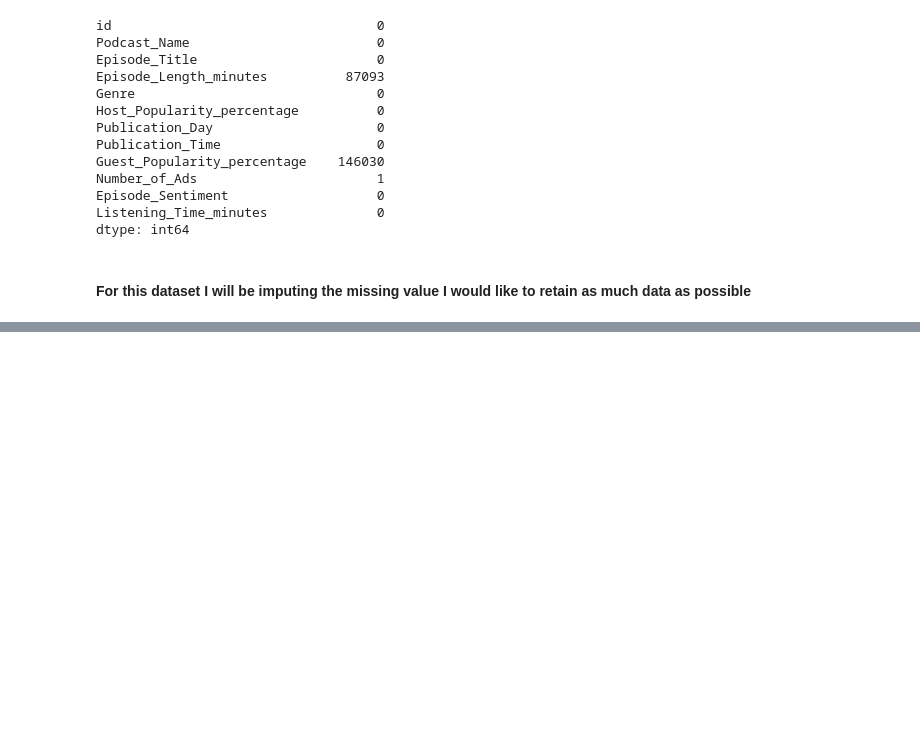
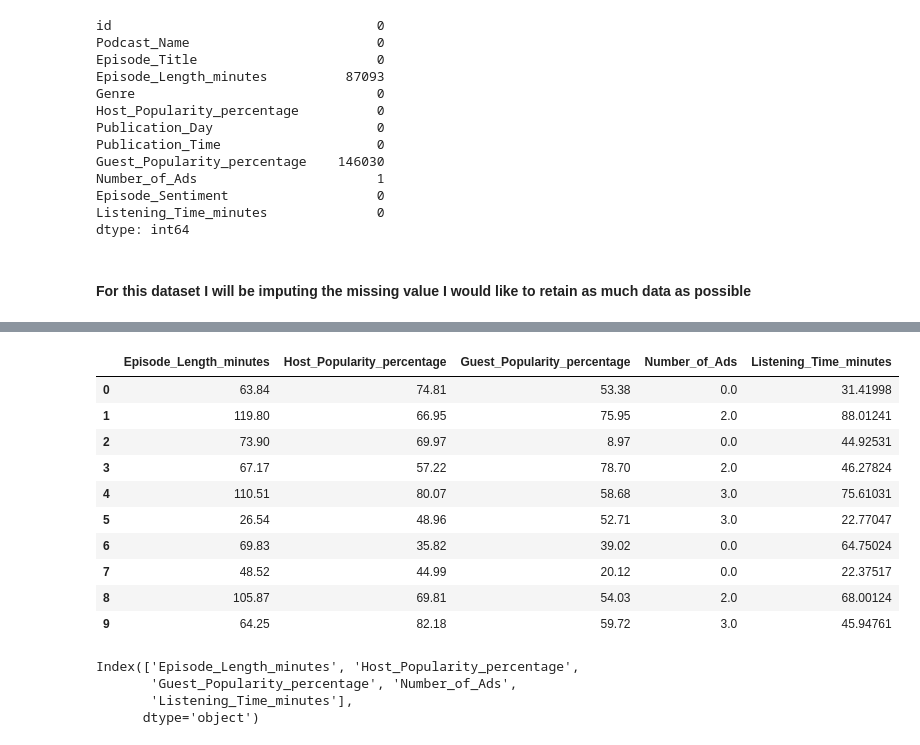
Before and after one commit to MaimunaBawa/Predict-Podcast-Listening-Time, a Jupyter notebook: Code/Transform-1.ipynb, the cells around one changed output, grey strips where cells are left out. Saved outputs shown, nothing was run; the diff lists cells and outputs as text; code cells hidden in the pictures; blank space fills up the shorter version.

```diff
--- a/Code/Transform-1.ipynb
+++ b/Code/Transform-1.ipynb
@@ -57,4 +60,12 @@ df[['Episode_Title' ]]
-# %%
-# % of listeners maybe look at it across genres
-
-df["Listening_Percent"] = (df["Listening_Time_minutes"] / df["Episode_Length_minutes"]) * 100
+# %%
+# Fill in  missing values for "Episode_Length_minutes","Guest_Popularity_percentage","Number_of_Ads"
+
+df["Episode_Length_minutes"] = df.groupby("Podcast_Name")["Episode_Length_minutes"].transform(
+    lambda x: x.fillna(x.median()))
+
+df["Guest_Popularity_percentage"] = df.groupby("Podcast_Name")["Guest_Popularity_percentage"].transform(
+    lambda x: x.fillna(x.median()))
+
+
+df["Number_of_Ads"] = df.groupby("Podcast_Name")["Number_of_Ads"].transform(
+    lambda x: x.fillna(x.median()))
@@ -60,0 +89,8 @@ df["Listening_Percent"] = (df["Listening_Time_minutes"] / df["Episode_Length_min
+# %%
+#Dropping all Categorical features
+Cleaned_test= df.drop(["Genre","id","Episode_Title","Podcast_Name","Publication_Day","Publication_Time","Episode_Sentiment" ],axis = 1)
+
+#Save dropped features for later us
+Drop_features =(["Genre","id","Episode_Title","Podcast_Name","Publication_Day","Publication_Time","Episode_Sentiment" ])
+
+Drop_features
@@ -60,0 +105,21 @@ df["Listening_Percent"] = (df["Listening_Time_minutes"] / df["Episode_Length_min
+# %%
+Cleaned_test.head(10)
+# %% [output]
+|  | Episode_Length_minutes | Host_Popularity_percentage | Guest_Popularity_percentage | Number_of_Ads | Listening_Time_minutes |
+| 0 | 63.84 | 74.81 | 53.38 | 0.0 | 31.41998 |
+| 1 | 119.80 | 66.95 | 75.95 | 2.0 | 88.01241 |
+| 2 | 73.90 | 69.97 | 8.97 | 0.0 | 44.92531 |
+| 3 | 67.17 | 57.22 | 78.70 | 2.0 | 46.27824 |
+| 4 | 110.51 | 80.07 | 58.68 | 3.0 | 75.61031 |
+| 5 | 26.54 | 48.96 | 52.71 | 3.0 | 22.77047 |
+| 6 | 69.83 | 35.82 | 39.02 | 0.0 | 64.75024 |
+| 7 | 48.52 | 44.99 | 20.12 | 0.0 | 22.37517 |
+| 8 | 105.87 | 69.81 | 54.03 | 2.0 | 68.00124 |
+| 9 | 64.25 | 82.18 | 59.72 | 3.0 | 45.94761 |
+# %%
+Cleaned_test.columns
+# %% [output]
+Index(['Episode_Length_minutes', 'Host_Popularity_percentage',
+       'Guest_Popularity_percentage', 'Number_of_Ads',
+       'Listening_Time_minutes'],
+      dtype='object')
```
Also changed, not shown: parts of 8 cells of this notebook, 3 other files.
